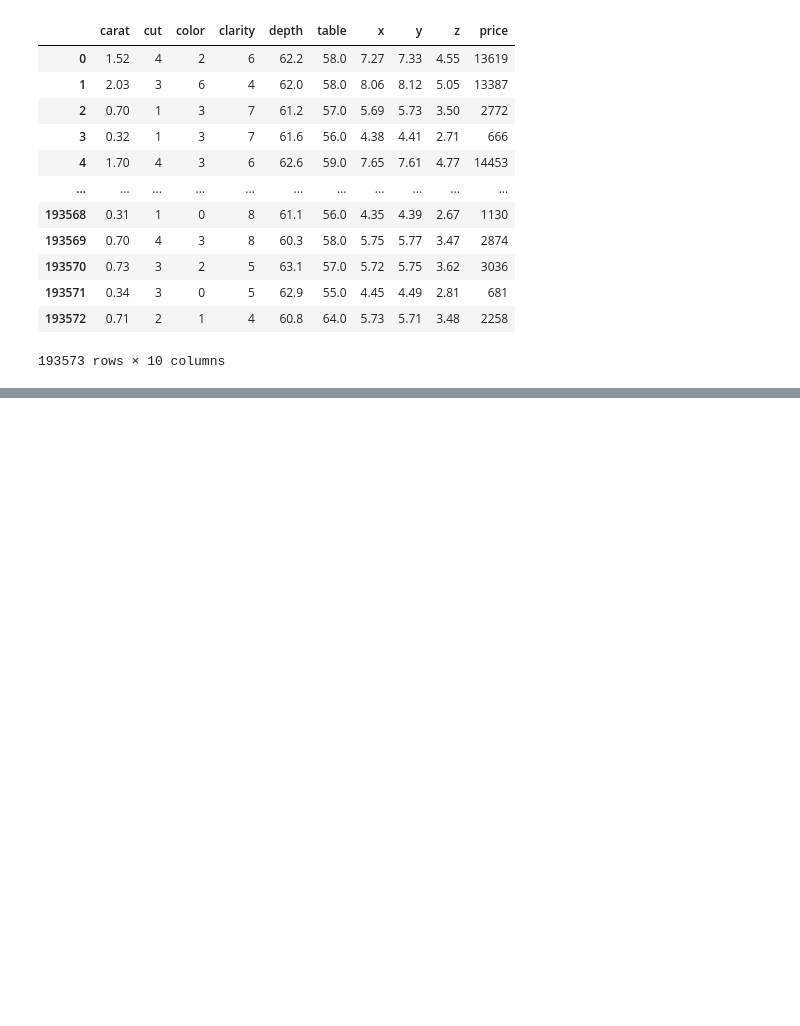
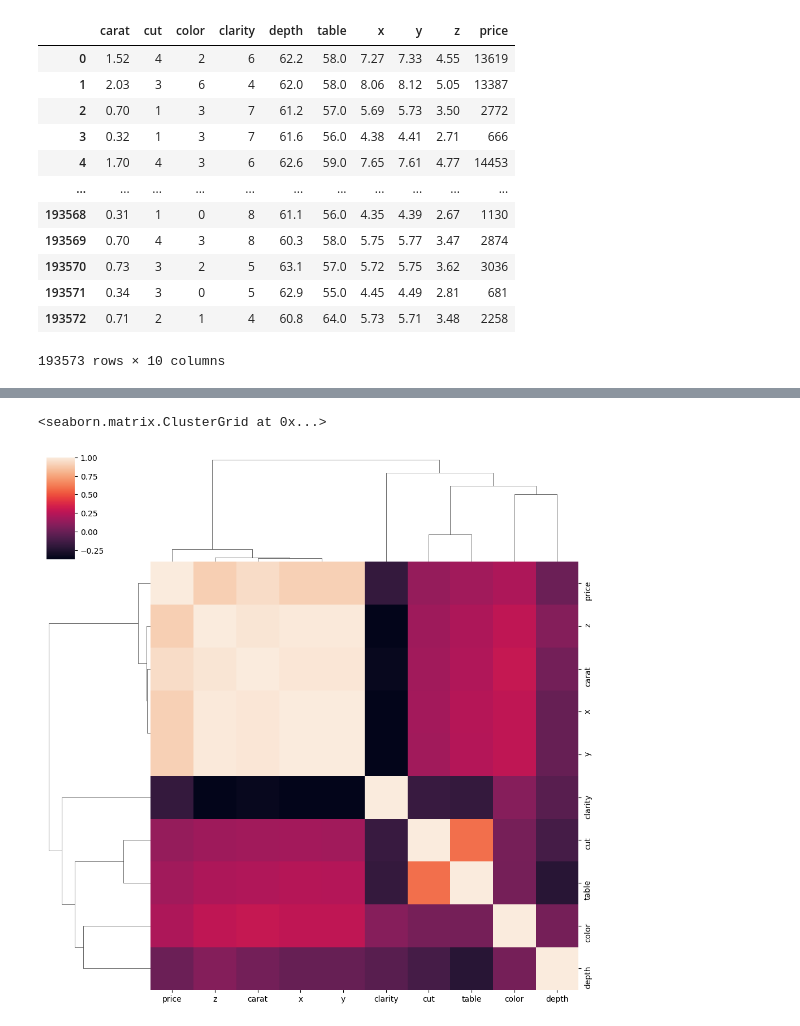
Before and after one commit to abhimsh/End_to_End_project, a Jupyter notebook: notebooks/research.ipynb, the cells around one changed output, grey strips where cells are left out. Drawn from its saved outputs; the diff is of its cells as text; code cells hidden in the pictures; blank space fills up the shorter version.

```diff
--- a/notebooks/research.ipynb
+++ b/notebooks/research.ipynb
@@ -244,0 +299,5 @@ diamond_data
+# %%
+sns.clustermap(diamond_data.corr())
+# %% [output]
+<seaborn.matrix.ClusterGrid at 0x...>
+[figure, added]
```
Also changed, not shown: parts of 10 cells of this notebook, 2 other files.
